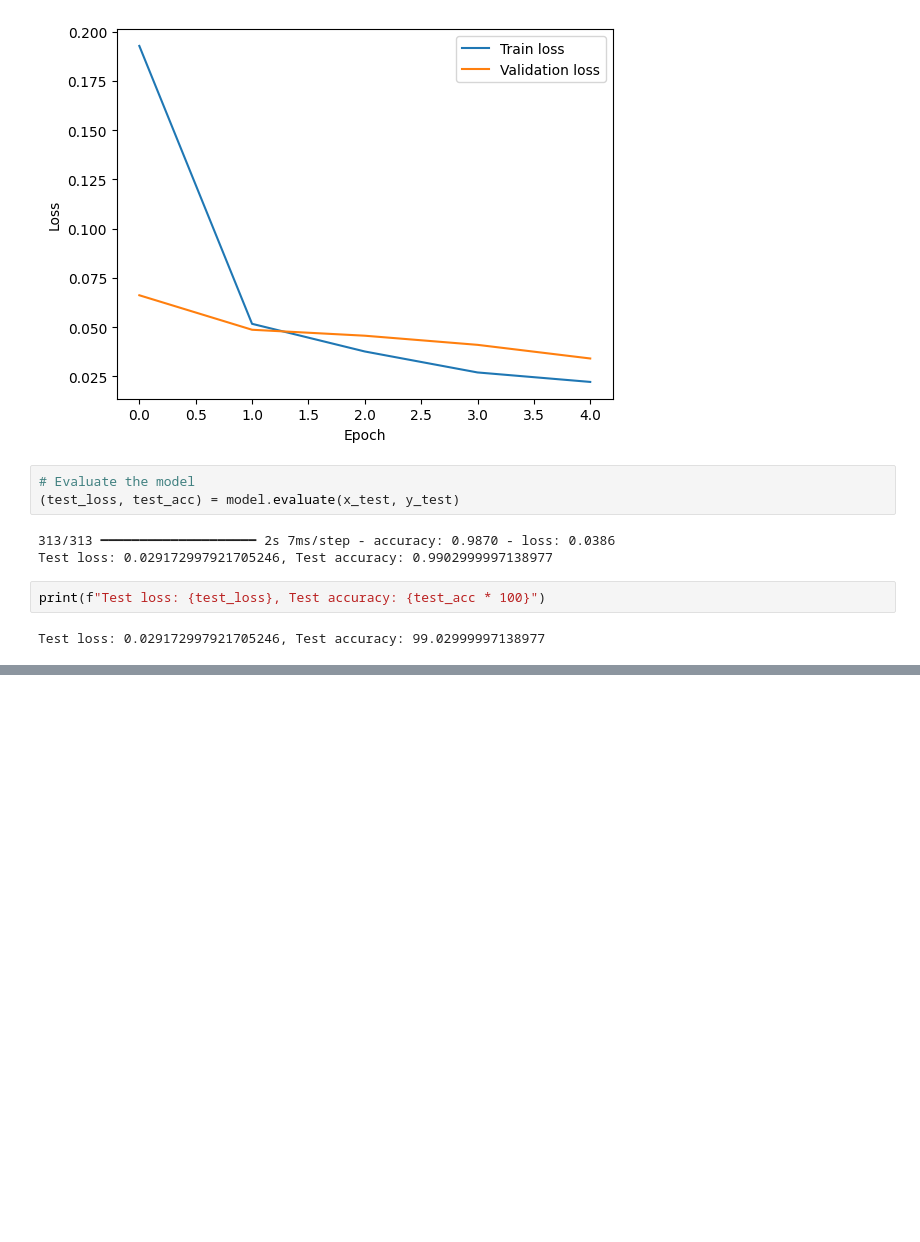
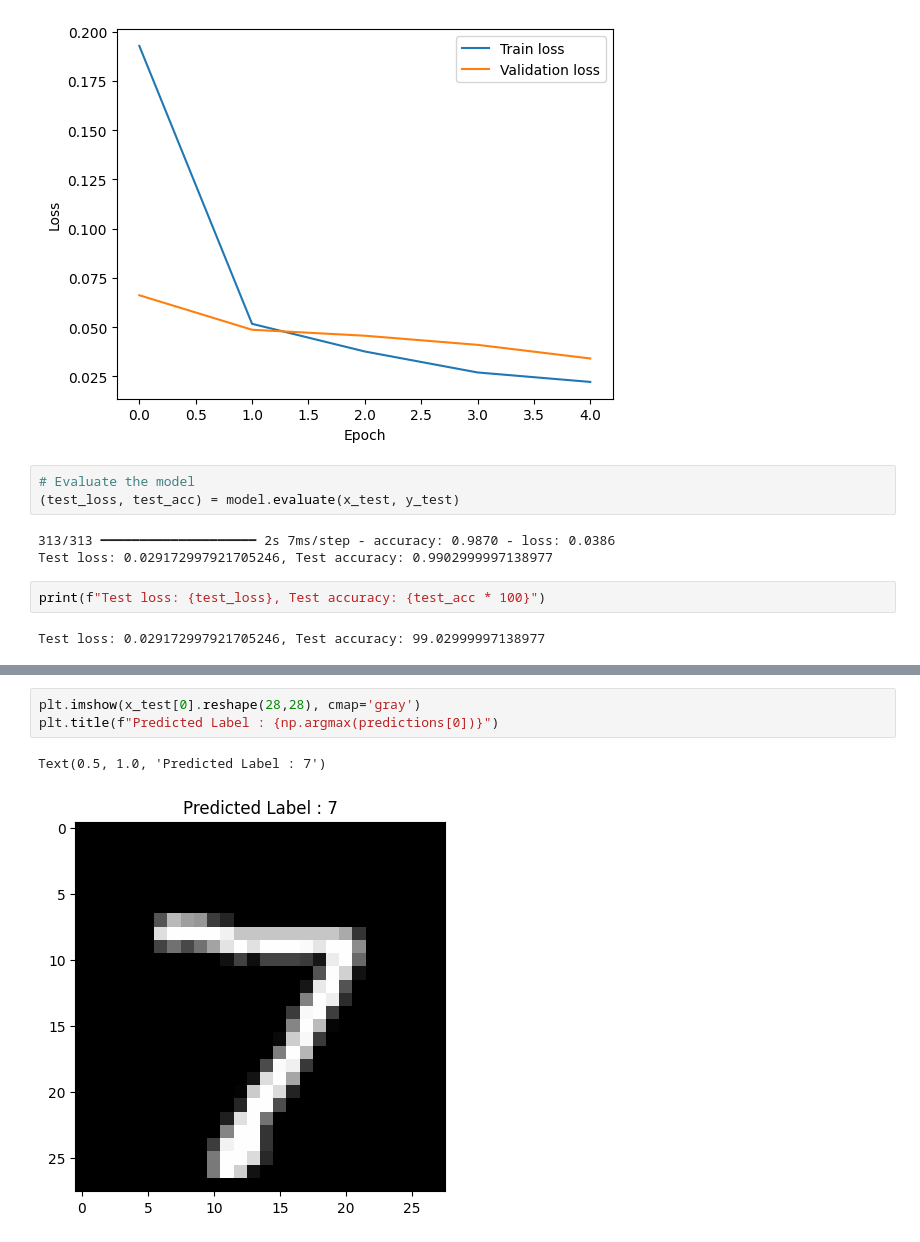
Before and after one commit to hosseinrezaie0/30-AI-Projects-in-30-Days, a Jupyter notebook: Day 1/Image Classificaiton - Hand Written Digits.ipynb, the cells around one changed output, grey strips where cells are left out. Cells and saved outputs as stored; diff of their text form; blank space fills up the shorter version.

Commit message:
Make predictions for test images

```diff
--- a/Day 1/Image Classificaiton - Hand Written Digits.ipynb
+++ b/Day 1/Image Classificaiton - Hand Written Digits.ipynb
@@ -105,0 +110,6 @@ Test loss: 0.029172997921705246, Test accuracy: 99.02999997138977
+# %%
+plt.imshow(x_test[0].reshape(28,28), cmap='gray')
+plt.title(f"Predicted Label : {np.argmax(predictions[0])}")
+# %% [output]
+Text(0.5, 1.0, 'Predicted Label : 7')
+[figure, added]
```
Also changed, not shown: parts of 2 cells of this notebook.
